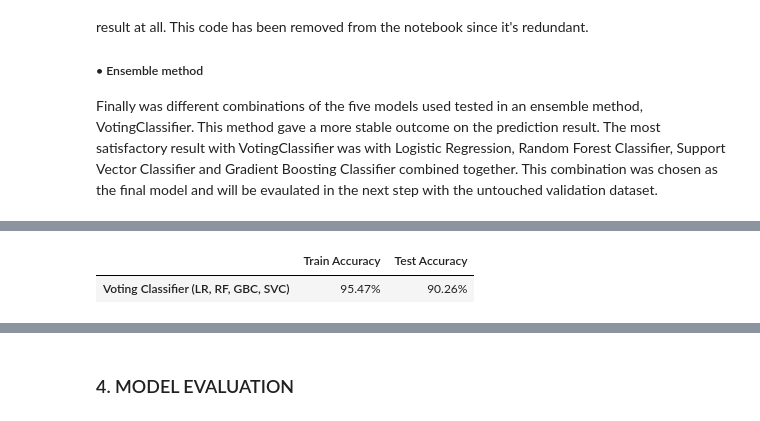
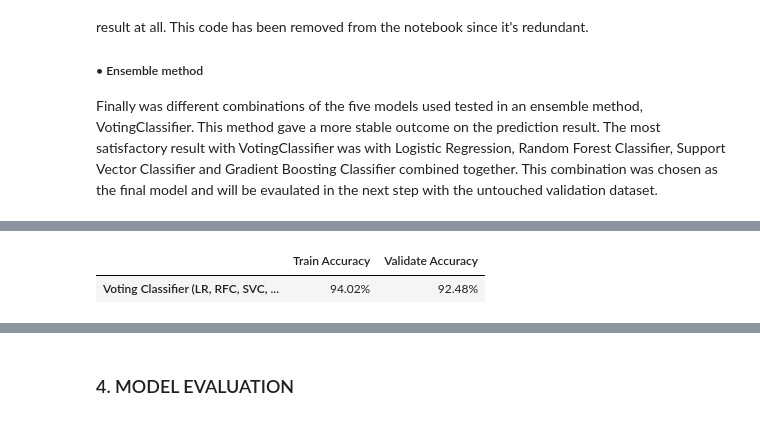
Before and after one commit to LLUhlin/data-science-project, a Jupyter notebook: student_final.ipynb, the cells around one changed output, grey strips where cells are left out. Cells and saved outputs as stored; diff of their text form; code cells hidden in the pictures.

```diff
--- a/student_final.ipynb
+++ b/student_final.ipynb
@@ -244,7 +245,7 @@ Info validation dataset target: (array([0, 1]), array([213, 332]))
 # %%
 # Scaling the data with StandardScaler
 X_train_scaled = StandardScaler().fit_transform(X_train.astype(np.float64))
-X_test_scaled = StandardScaler().fit_transform(X_test.astype(np.float64))
+X_val_scaled = StandardScaler().fit_transform(X_val.astype(np.float64))
 # %%
 from IPython.display import display_html
 
@@ -318,3 +319,19 @@ from sklearn.ensemble import RandomForestClassifier
 from sklearn.svm import SVC
 from sklearn.ensemble import GradientBoostingClassifier
 from sklearn.discriminant_analysis import LinearDiscriminantAnalysis
+# %%
+# Train models
+# Training the models and displaying the result
+# Add any classifier that you want to train your model with into below dictionary.
+
+clf = {
+       'Logisitic Regression': LogisticRegression(),
+       'Random Forest Classifier': RandomForestClassifier(),
+       'Support Vector Classifier': SVC(),
+       'Gradient Boosting Classifier': GradientBoostingClassifier(),
+       'Linear Discriminant Analysis': LinearDiscriminantAnalysis()
+}
+
+estimators = list(zip(list(map(lambda x: ''.join([c for c in x if c.isupper()]).lower(), list(clf.keys()))), list(clf.values())))
+# estimator_order = list(map(lambda x: x.upper(), list(zip(*estimators))[0]))
+estimator_order = ''.join(list(map(lambda x: f'{x.upper()}, ', list(zip(*estimators[:-1]))[0]))) + estimators[-1][0].upper()
@@ -377,30 +392,27 @@ display(result.style.format('{:.2%}'))
 # %%
 # Importing the ensemble method VotingClassifier
 from sklearn.ensemble import VotingClassifier
 
 #('lda', LinearDiscriminantAnalysis())
 
 # Create our ensemble of models with VotingClassifier
-ensemble = VotingClassifier(estimators=[('lr', LogisticRegression()),
-                                        ('gbc', GradientBoostingClassifier()),
-                                        ('rf', RandomForestClassifier()),
-                                        ('svc', SVC())],
+ensemble = VotingClassifier(estimators=estimators,
                             voting='hard',
                             n_jobs=-1)
 
 # Fit model to the training dataset
 ensemble.fit(X_train_scaled, y_train)
 
 # Test our model on the test dataset
 acc_tr = ensemble.score(X_train_scaled, y_train)
-acc_te = ensemble.score(X_test_scaled, y_test)
+acc_te = ensemble.score(X_val_scaled, y_val)
 
-sum = pd.DataFrame({'Train Accuracy':[acc_tr], 'Test Accuracy':[acc_te]},
-                   index=['Voting Classifier (LR, RF, GBC, SVC)'])
+sum = pd.DataFrame({'Train Accuracy':[acc_tr], 'Validate Accuracy':[acc_te]},
+                   index=[f'Voting Classifier ({estimator_order})'])
 display(sum.style.format("{:.2%}"))
 # %% [output]
-|  | Train Accuracy | Test Accuracy |
-| Voting Classifier (LR, RF, GBC, SVC) | 95.47% | 90.26% |
+|  | Train Accuracy | Validate Accuracy |
+| Voting Classifier (LR, RFC, SVC, ... | 94.02% | 92.48% |
 # %% [markdown]
 <a id="change-bnb-fit"></a>
 # %% [markdown]
```
Also changed, not shown: parts of 11 cells of this notebook, 1 other file.
